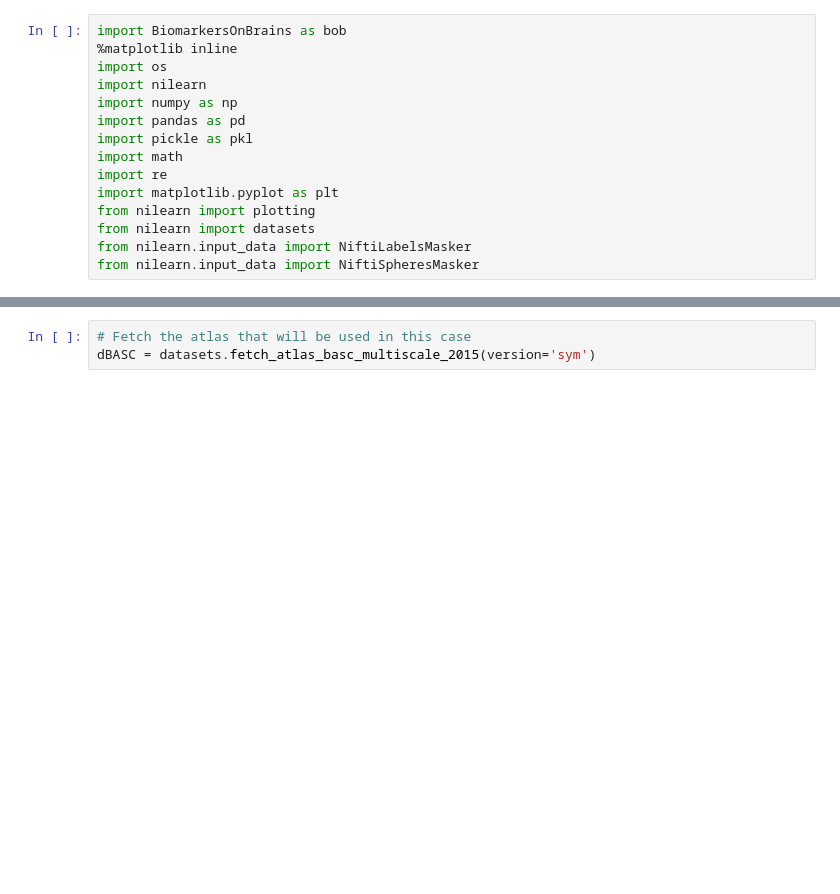
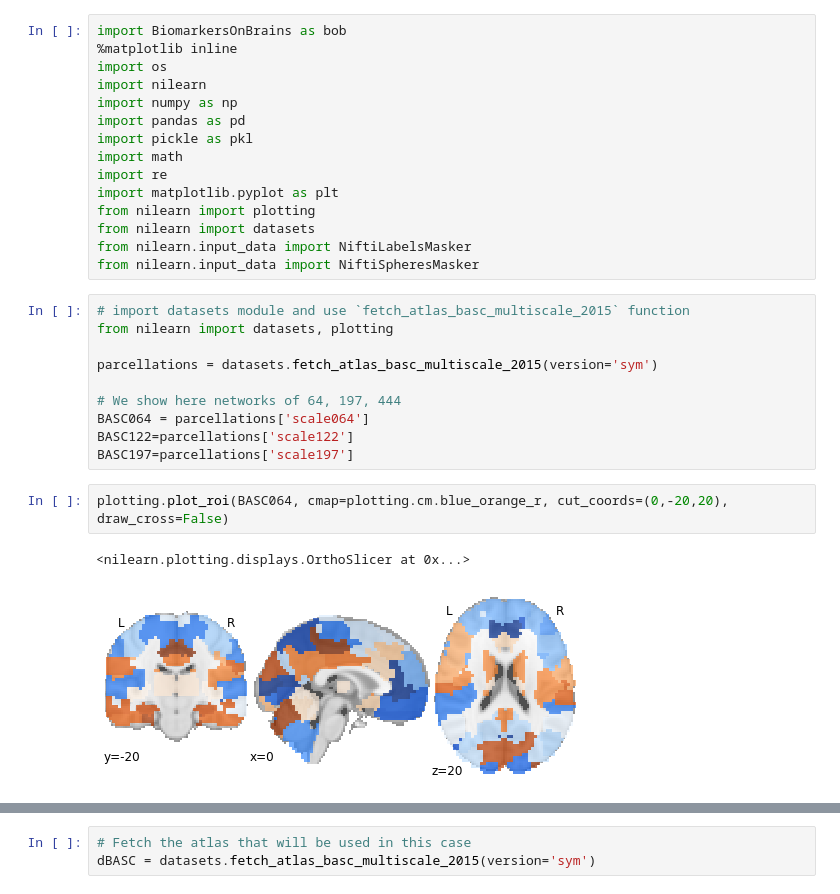
Before and after one commit to DeepLearningForPrecisionHealthLab/ConsistentASDCorrelates, a Jupyter notebook: Parallelization/BiomarkersOnBrains.ipynb, the cells around one changed output, grey strips where cells are left out. Drawn from its saved outputs; the diff is of its cells as text; blank space fills up the shorter version.

```diff
--- a/Parallelization/BiomarkersOnBrains.ipynb
+++ b/Parallelization/BiomarkersOnBrains.ipynb
@@ -19,3 +19,18 @@ from nilearn import plotting
 from nilearn import datasets
 from nilearn.input_data import NiftiLabelsMasker
 from nilearn.input_data import NiftiSpheresMasker
+# %%
+# import datasets module and use `fetch_atlas_basc_multiscale_2015` function
+from nilearn import datasets, plotting
+
+parcellations = datasets.fetch_atlas_basc_multiscale_2015(version='sym')
+
+# We show here networks of 64, 197, 444
+BASC064 = parcellations['scale064']
+BASC122=parcellations['scale122']
+BASC197=parcellations['scale197']
+# %%
+plotting.plot_roi(BASC064, cmap=plotting.cm.blue_orange_r, cut_coords=(0,-20,20), draw_cross=False)
+# %% [output]
+<nilearn.plotting.displays.OrthoSlicer at 0x...>
+[figure, added]
```
Also changed, not shown: parts of 21 cells of this notebook, 21 other files.
